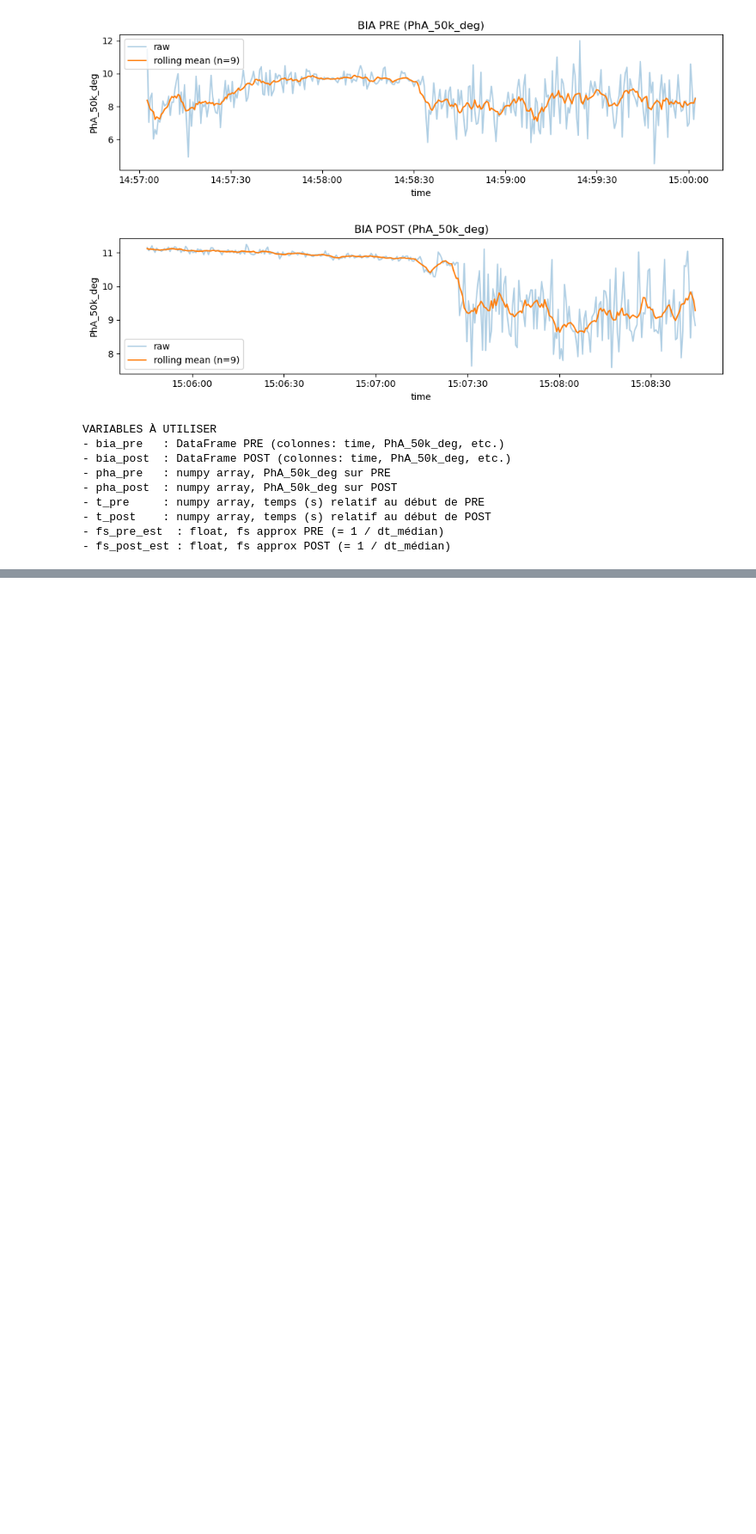
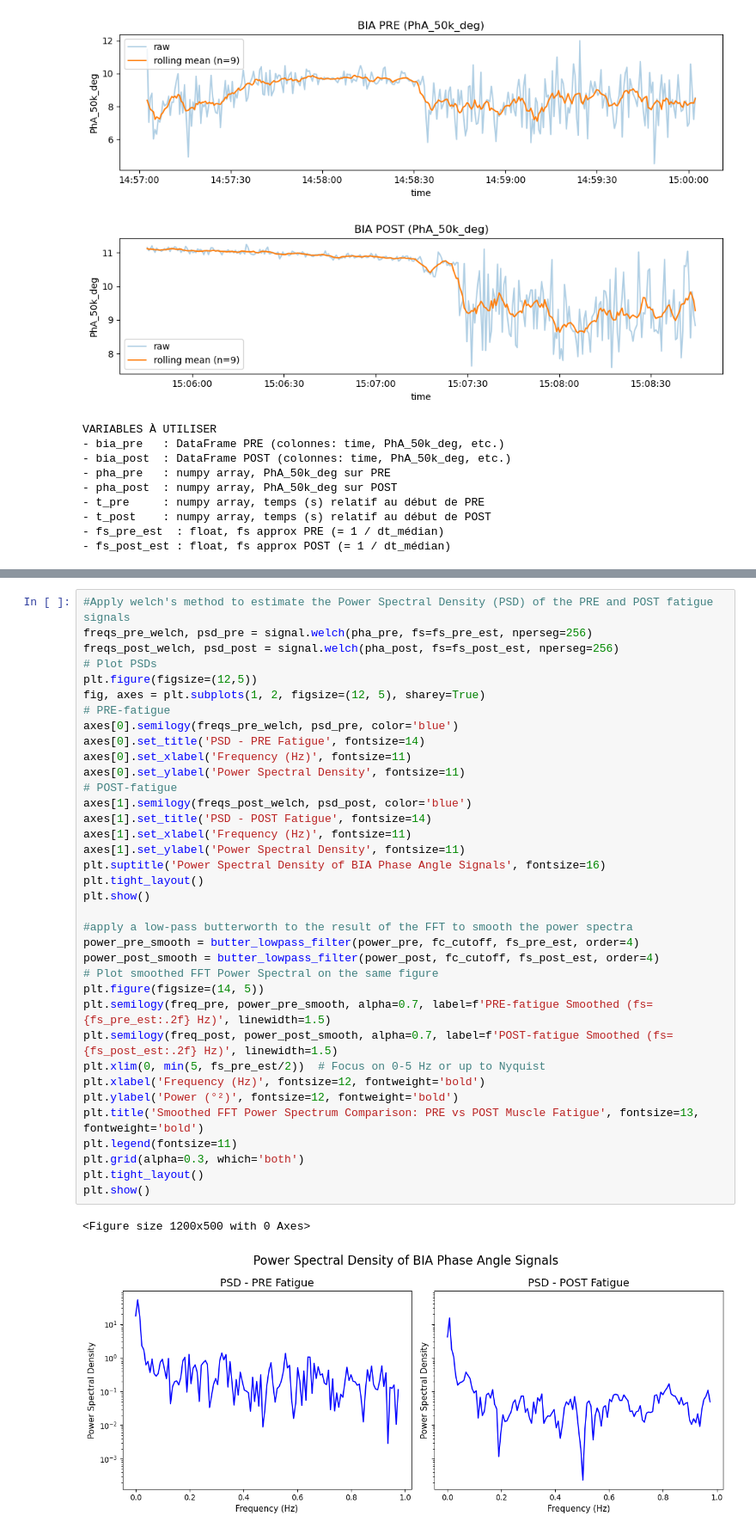
Before and after one commit to lucassavona85-png/Time-Series, a Jupyter notebook: code/Time Serie Raw data import.ipynb, the cells around one changed output, grey strips where cells are left out. Shown at 86% size. Cells and saved outputs as stored; diff of their text form; blank space fills up the shorter version.

```diff
--- a/code/Time Serie Raw data import.ipynb
+++ b/code/Time Serie Raw data import.ipynb
@@ -1199,0 +243,39 @@ SUMMARY OF CORRECTIONS APPLIED:
+# %%
+#Apply welch's method to estimate the Power Spectral Density (PSD) of the PRE and POST fatigue signals
+freqs_pre_welch, psd_pre = signal.welch(pha_pre, fs=fs_pre_est, nperseg=256)
+freqs_post_welch, psd_post = signal.welch(pha_post, fs=fs_post_est, nperseg=256)
+# Plot PSDs
+plt.figure(figsize=(12,5))
+fig, axes = plt.subplots(1, 2, figsize=(12, 5), sharey=True)
+# PRE-fatigue
+axes[0].semilogy(freqs_pre_welch, psd_pre, color='blue')
+axes[0].set_title('PSD - PRE Fatigue', fontsize=14)
+axes[0].set_xlabel('Frequency (Hz)', fontsize=11)
+axes[0].set_ylabel('Power Spectral Density', fontsize=11)
+# POST-fatigue
+axes[1].semilogy(freqs_post_welch, psd_post, color='blue')
+axes[1].set_title('PSD - POST Fatigue', fontsize=14)
+axes[1].set_xlabel('Frequency (Hz)', fontsize=11)
+axes[1].set_ylabel('Power Spectral Density', fontsize=11)
+plt.suptitle('Power Spectral Density of BIA Phase Angle Signals', fontsize=16)
+plt.tight_layout()
+plt.show()
+
+#apply a low-pass butterworth to the result of the FFT to smooth the power spectra
+power_pre_smooth = butter_lowpass_filter(power_pre, fc_cutoff, fs_pre_est, order=4)
+power_post_smooth = butter_lowpass_filter(power_post, fc_cutoff, fs_post_est, order=4)
+# Plot smoothed FFT Power Spectral on the same figure
+plt.figure(figsize=(14, 5))
+plt.semilogy(freq_pre, power_pre_smooth, alpha=0.7, label=f'PRE-fatigue Smoothed (fs={fs_pre_est:.2f} Hz)', linewidth=1.5)
+plt.semilogy(freq_post, power_post_smooth, alpha=0.7, label=f'POST-fatigue Smoothed (fs={fs_post_est:.2f} Hz)', linewidth=1.5)
+plt.xlim(0, min(5, fs_pre_est/2))  # Focus on 0-5 Hz or up to Nyquist
+plt.xlabel('Frequency (Hz)', fontsize=12, fontweight='bold')
+plt.ylabel('Power (°²)', fontsize=12, fontweight='bold')
+plt.title('Smoothed FFT Power Spectrum Comparison: PRE vs POST Muscle Fatigue', fontsize=13, fontweight='bold')
+plt.legend(fontsize=11)
+plt.grid(alpha=0.3, which='both')
+plt.tight_layout()
+plt.show()
+# %% [output]
+<Figure size 1200x500 with 0 Axes>
+[figure, added]
```
Also changed, not shown: parts of 20 cells of this notebook.
